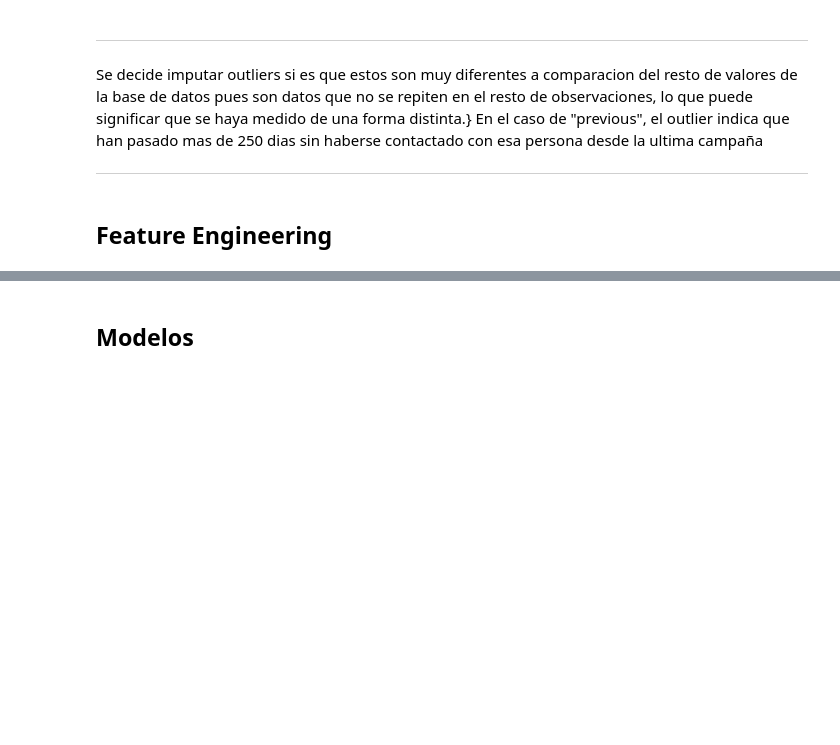
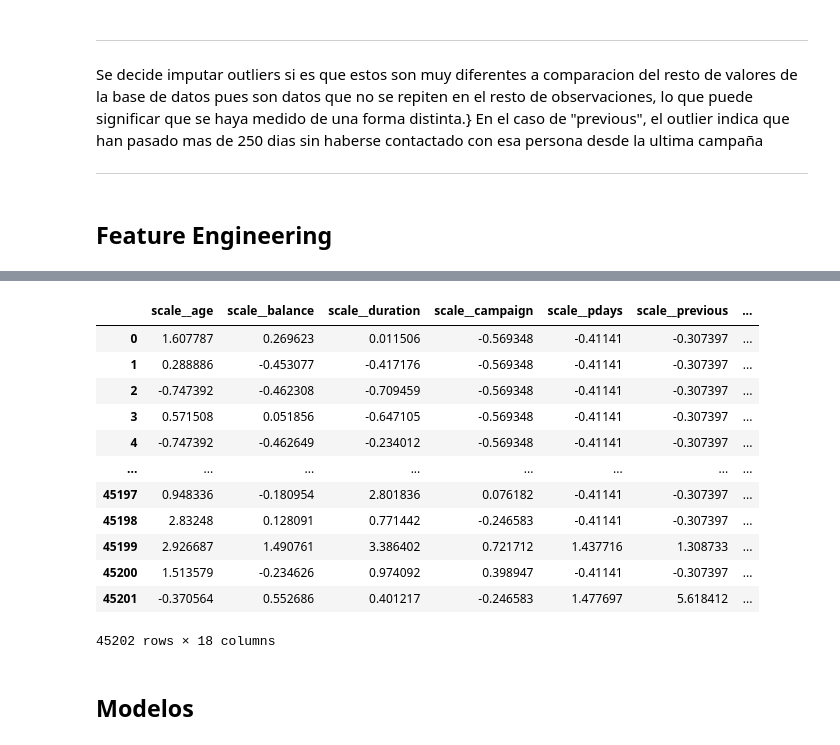
Before and after one commit to MiguelUC-Student/AMLE-Tareas, a Jupyter notebook: Tarea_2.ipynb, the cells around one changed output, grey strips where cells are left out. Saved outputs shown, nothing was run; the diff lists cells and outputs as text; code cells hidden in the pictures; blank space fills up the shorter version.

```diff
--- a/Tarea_2.ipynb
+++ b/Tarea_2.ipynb
@@ -350,3 +364,37 @@ Forma procesada:  (45202, 39)
+# %%
+#Orden natural a traves de label encoder
+from sklearn. preprocessing import LabelEncoder, MinMaxScaler
+le_month = LabelEncoder()
+le_education = LabelEncoder()
+minmax_scaler = MinMaxScaler()
+#Con label encoder se codifican los meses y niveles de educacion
+meses_orden_natural = ["jan", "feb", "mar", "apr", "may", "jun", "jul", "aug", "sep", "oct", "nov", "dec"]
+educacion_orden_natural = ["primary", "secondary", "tertiary"]
+#Codificacion
+le_month.fit(meses_orden_natural)
+le_education.fit(educacion_orden_natural)
+#Transformar columnas luego de hacer el fit
+df_procesado["remainder__month"] = le_month.transform(df_procesado["remainder__month"])
+df_procesado["remainder__education"] = le_education.transform(df_procesado["remainder__education"])
+#Aplicar MinMaxScaler to normalize between 0 and 1
+df_procesado["remainder__month"] = minmax_scaler.fit_transform(df_procesado[["remainder__month"]])
+df_procesado["remainder__education"] = minmax_scaler.fit_transform(df_procesado[["remainder__education"]])
+# %%
+df_procesado
+# %% [output]
+|  | scale__age | scale__balance | scale__duration | scale__campaign | scale__pdays | scale__previous | ... |
+| 0 | 1.607787 | 0.269623 | 0.011506 | -0.569348 | -0.41141 | -0.307397 | ... |
+| 1 | 0.288886 | -0.453077 | -0.417176 | -0.569348 | -0.41141 | -0.307397 | ... |
+| 2 | -0.747392 | -0.462308 | -0.709459 | -0.569348 | -0.41141 | -0.307397 | ... |
+| 3 | 0.571508 | 0.051856 | -0.647105 | -0.569348 | -0.41141 | -0.307397 | ... |
+| 4 | -0.747392 | -0.462649 | -0.234012 | -0.569348 | -0.41141 | -0.307397 | ... |
+| ... | ... | ... | ... | ... | ... | ... | ... |
+| 45197 | 0.948336 | -0.180954 | 2.801836 | 0.076182 | -0.41141 | -0.307397 | ... |
+| 45198 | 2.83248 | 0.128091 | 0.771442 | -0.246583 | -0.41141 | -0.307397 | ... |
+| 45199 | 2.926687 | 1.490761 | 3.386402 | 0.721712 | 1.437716 | 1.308733 | ... |
+| 45200 | 1.513579 | -0.234626 | 0.974092 | 0.398947 | -0.41141 | -0.307397 | ... |
+| 45201 | -0.370564 | 0.552686 | 0.401217 | -0.246583 | 1.477697 | 5.618412 | ... |
+45202 rows × 18 columns
 # %% [markdown]
 ## Modelos
 # %% [markdown]
```
Also changed, not shown: parts of 8 cells of this notebook.
